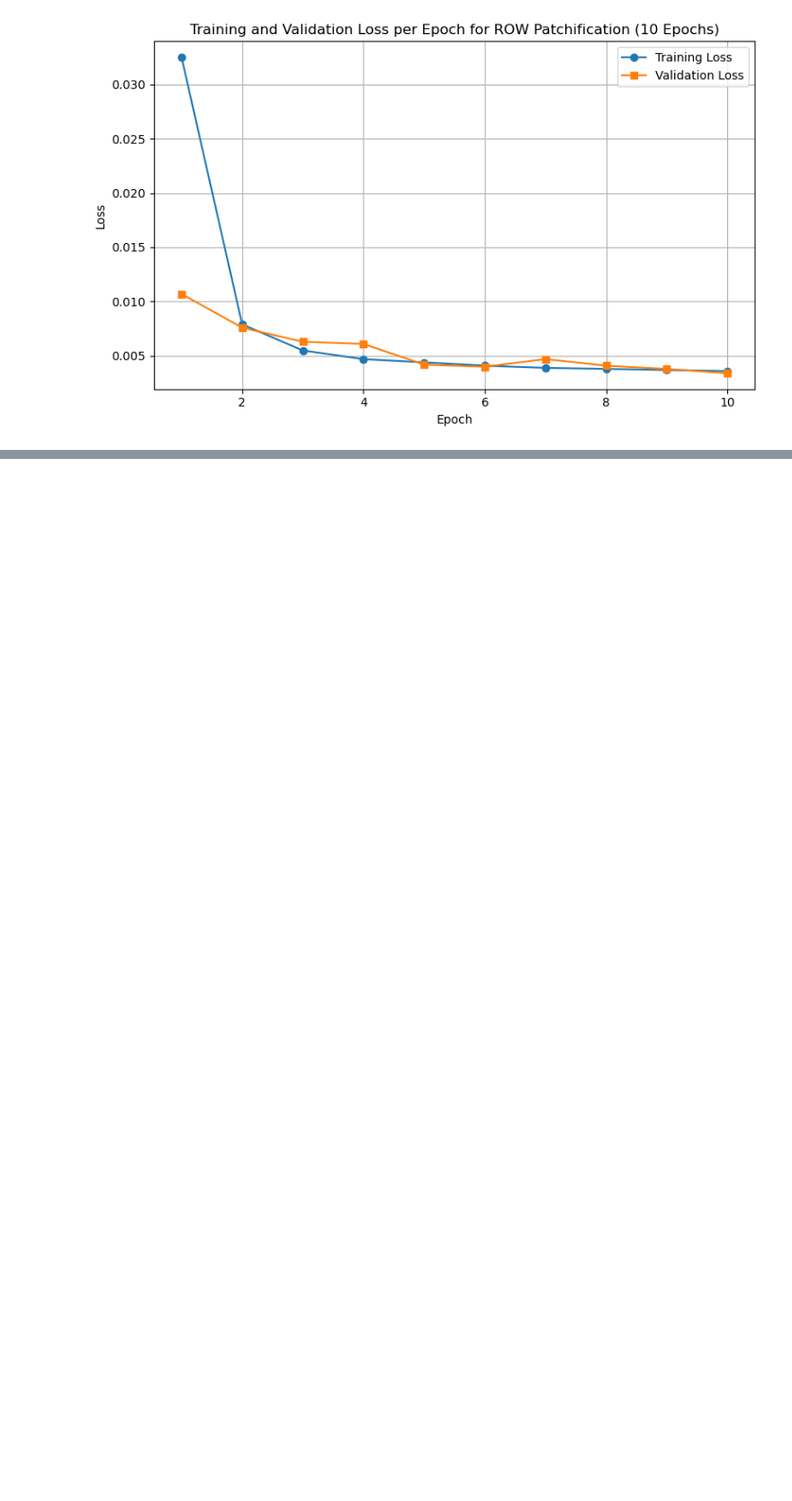
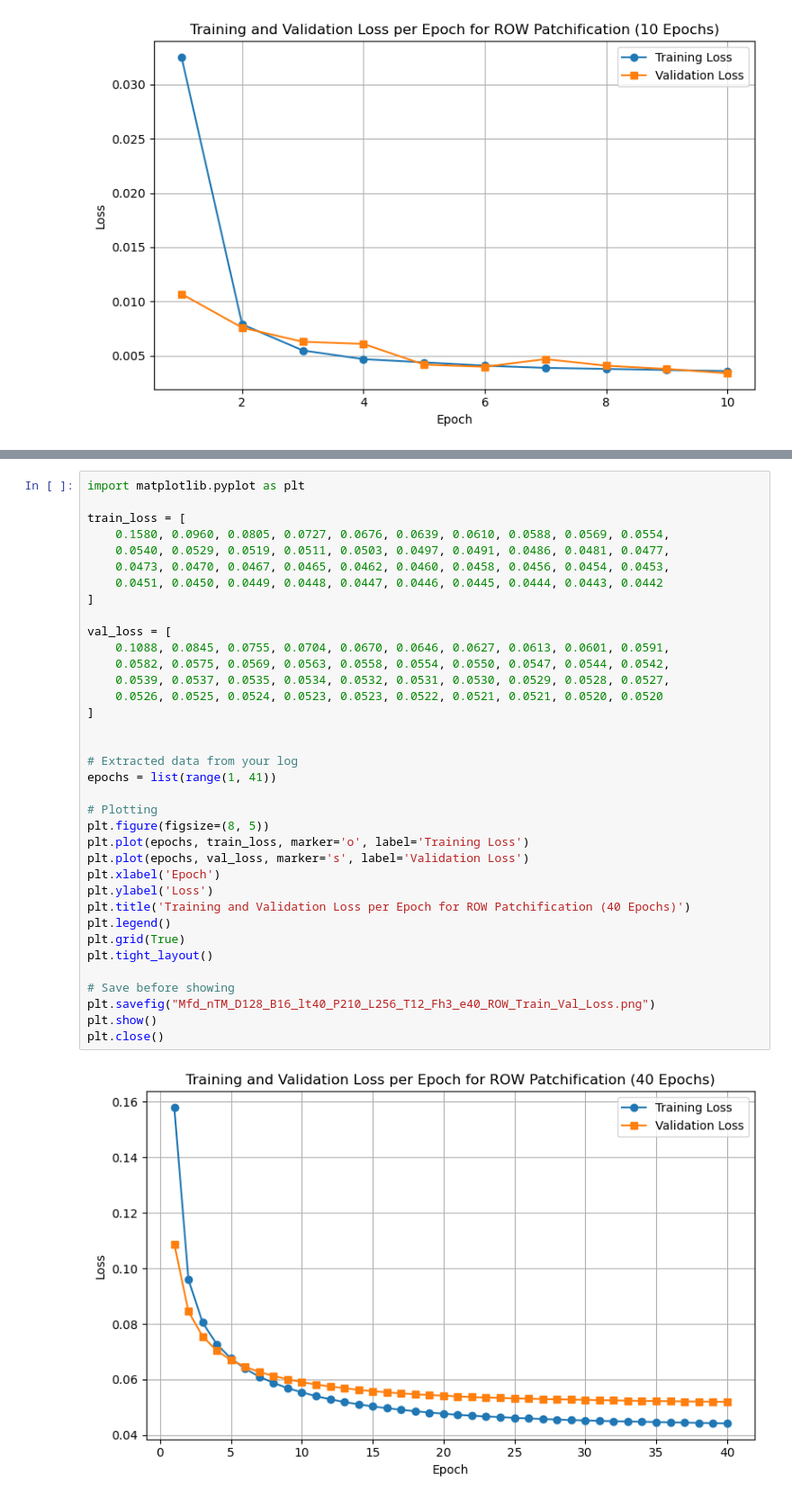
Before and after one commit to brepowell/Predicting_SIC_SIE, a Jupyter notebook: Plot Training and Validation Loss.ipynb, the cells around one changed output, grey strips where cells are left out. Shown: that part at 90% size. Saved outputs shown, nothing was run; the diff lists cells and outputs as text; blank space fills up the shorter version.

```diff
--- a/Plot Training and Validation Loss.ipynb
+++ b/Plot Training and Validation Loss.ipynb
@@ -50,3 +129,41 @@ plt.close()
+# %%
+import matplotlib.pyplot as plt
+
+train_loss = [
+    0.1580, 0.0960, 0.0805, 0.0727, 0.0676, 0.0639, 0.0610, 0.0588, 0.0569, 0.0554,
+    0.0540, 0.0529, 0.0519, 0.0511, 0.0503, 0.0497, 0.0491, 0.0486, 0.0481, 0.0477,
+    0.0473, 0.0470, 0.0467, 0.0465, 0.0462, 0.0460, 0.0458, 0.0456, 0.0454, 0.0453,
+    0.0451, 0.0450, 0.0449, 0.0448, 0.0447, 0.0446, 0.0445, 0.0444, 0.0443, 0.0442
+]
+
+val_loss = [
+    0.1088, 0.0845, 0.0755, 0.0704, 0.0670, 0.0646, 0.0627, 0.0613, 0.0601, 0.0591,
+    0.0582, 0.0575, 0.0569, 0.0563, 0.0558, 0.0554, 0.0550, 0.0547, 0.0544, 0.0542,
+    0.0539, 0.0537, 0.0535, 0.0534, 0.0532, 0.0531, 0.0530, 0.0529, 0.0528, 0.0527,
+    0.0526, 0.0525, 0.0524, 0.0523, 0.0523, 0.0522, 0.0521, 0.0521, 0.0520, 0.0520
+]
+
+
+# Extracted data from your log
+epochs = list(range(1, 41))
+
+# Plotting
+plt.figure(figsize=(8, 5))
+plt.plot(epochs, train_loss, marker='o', label='Training Loss')
+plt.plot(epochs, val_loss, marker='s', label='Validation Loss')
+plt.xlabel('Epoch')
+plt.ylabel('Loss')
+plt.title('Training and Validation Loss per Epoch for ROW Patchification (40 Epochs)')
+plt.legend()
+plt.grid(True)
+plt.tight_layout()
+
+# Save before showing
+plt.savefig("Mfd_nTM_D128_B16_lt40_P210_L256_T12_Fh3_e40_ROW_Train_Val_Loss.png")
+plt.show()
+plt.close()
+# %% [output]
+[figure, added]
 # %%
 import matplotlib.pyplot as plt
 
```
Also changed, not shown: parts of 2 cells of this notebook, 7 other files.
